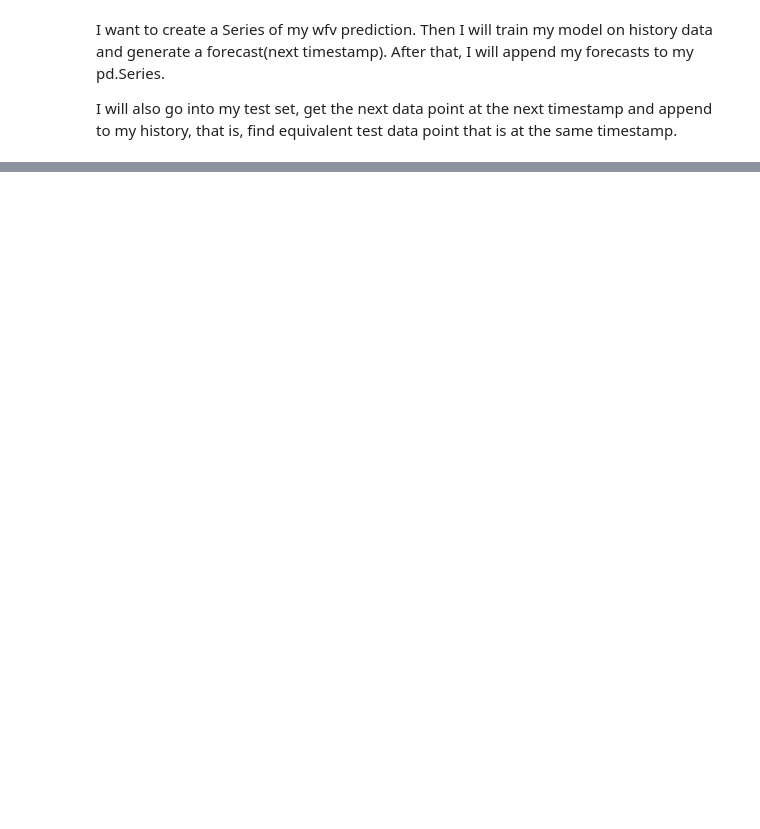
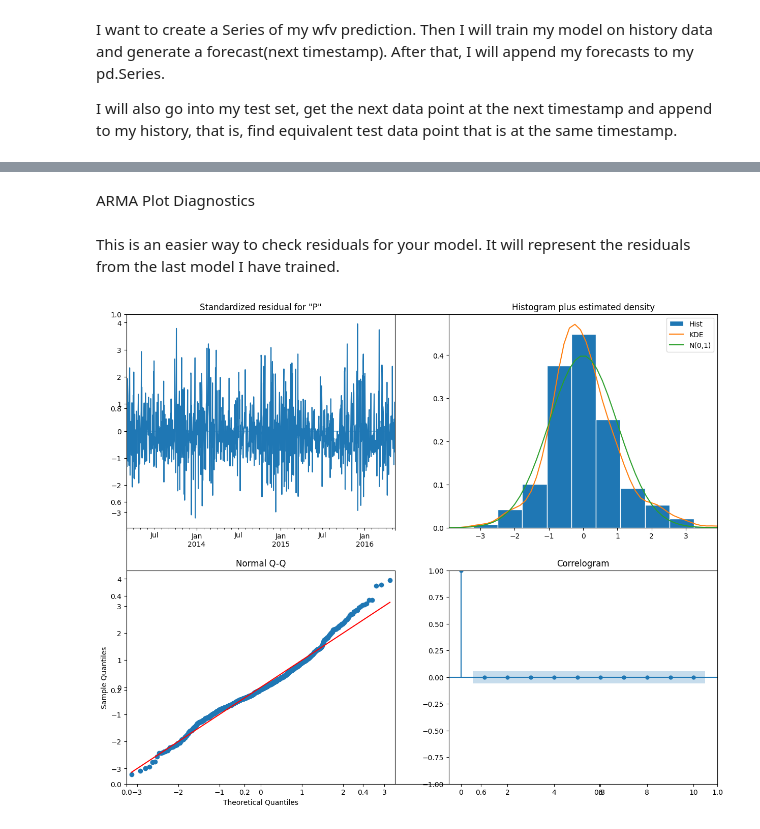
Before and after one commit to mugobrian201/portfolio, a Jupyter notebook: Air_Quality_in_Beijing.ipynb, the cells around one changed output, grey strips where cells are left out. Drawn from its saved outputs; the diff is of its cells as text; code cells hidden in the pictures; blank space fills up the shorter version.

```diff
--- a/Air_Quality_in_Beijing.ipynb
+++ b/Air_Quality_in_Beijing.ipynb
@@ -667,0 +683,8 @@ fig.show()
+# %%
+target_arma = "PM2.5"
+y_arma = df[target]
+cutoff_arma = int(len(y_arma)*0.80)
+y_train_arma = y_arma.iloc[:cutoff_arma]
+print("y_train:", y_train_arma.shape)
+y_test_arma = y_arma.iloc[cutoff_arma:]
+print("y_test_arma:", y_test_arma.shape)
@@ -667,0 +834,9 @@ fig.show()
+# %% [markdown]
+ARMA Plot Diagnostics
+# %% [markdown]
+This is an easier way to check residuals for your model. It will represent the residuals from the last model I have trained.
+# %%
+fig, ax = plt.subplots(figsize=(15,12))
+model_arma.plot_diagnostics(fig=fig);
+# %% [output]
+[figure, added]
```
Also changed, not shown: parts of 48 cells of this notebook.
